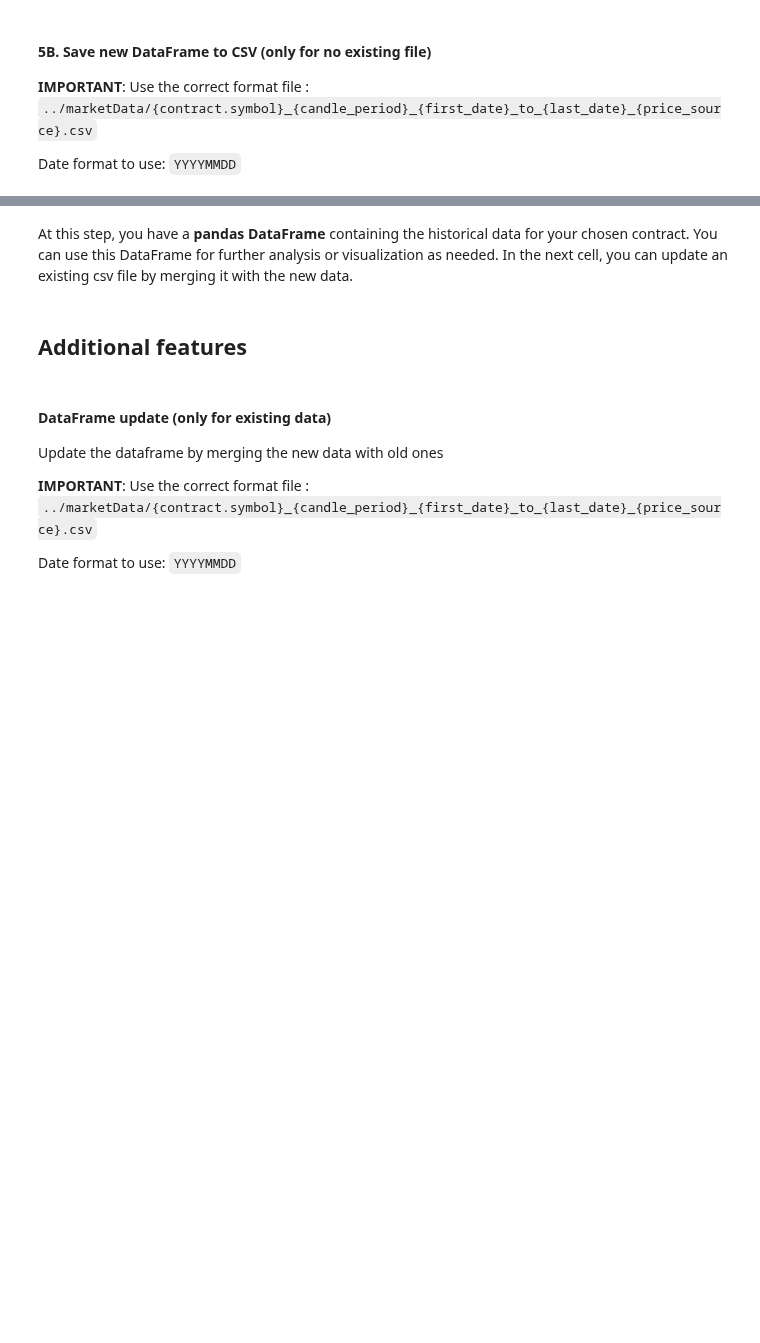
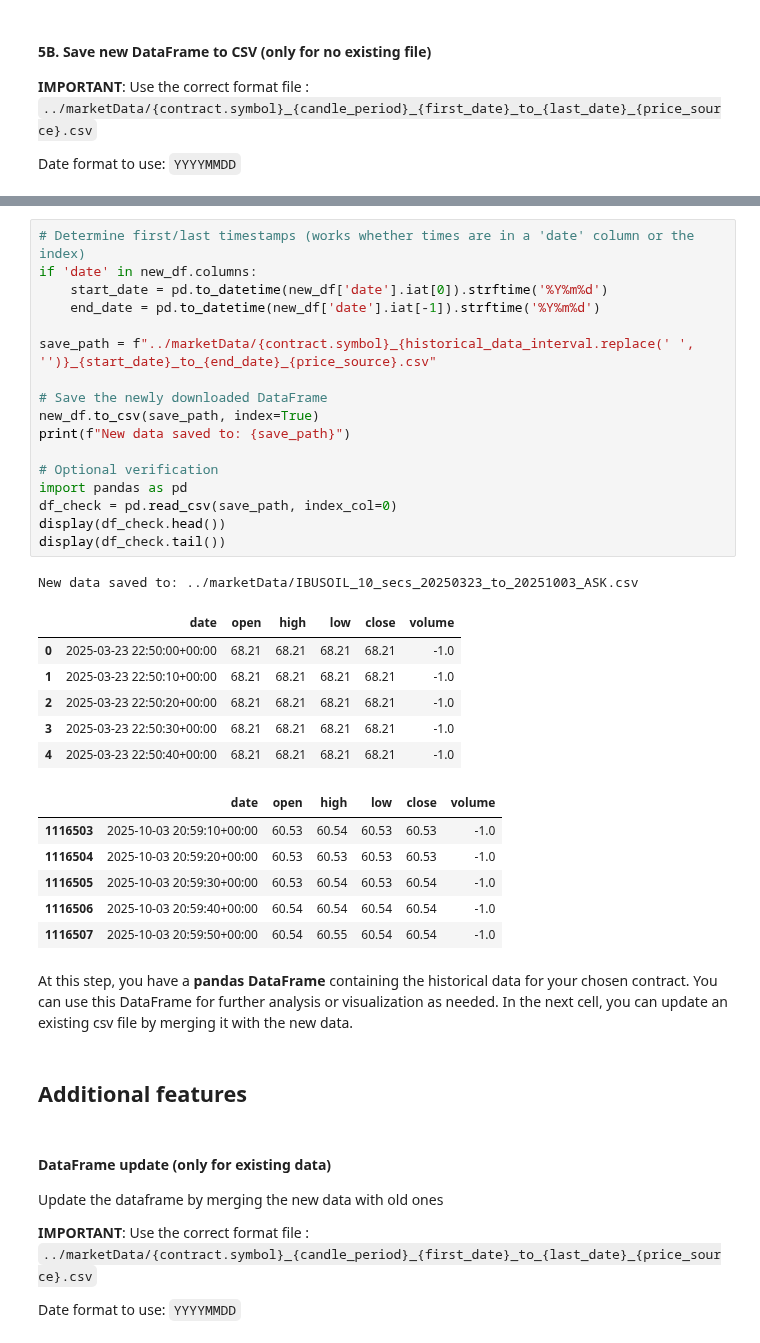
Before and after one commit to FinTechCpp/fast-backtest-app, a Jupyter notebook: Notebooks/IBKR_API.ipynb, the cells around one changed output, grey strips where cells are left out. Cells and saved outputs as stored; diff of their text form; blank space fills up the shorter version.

```diff
--- a/Notebooks/IBKR_API.ipynb
+++ b/Notebooks/IBKR_API.ipynb
@@ -280,3 +279,34 @@ New data saved to: ../marketData/CHF_10_secs_20250129_to_20251003_ASK.csv
+# %%
+# Determine first/last timestamps (works whether times are in a 'date' column or the index)
+if 'date' in new_df.columns:
+    start_date = pd.to_datetime(new_df['date'].iat[0]).strftime('%Y%m%d')
+    end_date = pd.to_datetime(new_df['date'].iat[-1]).strftime('%Y%m%d')
+
+save_path = f"../marketData/{contract.symbol}_{historical_data_interval.replace(' ', '')}_{start_date}_to_{end_date}_{price_source}.csv"
+
+# Save the newly downloaded DataFrame
+new_df.to_csv(save_path, index=True)
+print(f"New data saved to: {save_path}")
+
+# Optional verification
+import pandas as pd
+df_check = pd.read_csv(save_path, index_col=0)
+display(df_check.head())
+display(df_check.tail())
+# %% [output]
+New data saved to: ../marketData/IBUSOIL_10_secs_20250323_to_20251003_ASK.csv
+|  | date | open | high | low | close | volume |
+| 0 | 2025-03-23 22:50:00+00:00 | 68.21 | 68.21 | 68.21 | 68.21 | -1.0 |
+| 1 | 2025-03-23 22:50:10+00:00 | 68.21 | 68.21 | 68.21 | 68.21 | -1.0 |
+| 2 | 2025-03-23 22:50:20+00:00 | 68.21 | 68.21 | 68.21 | 68.21 | -1.0 |
+| 3 | 2025-03-23 22:50:30+00:00 | 68.21 | 68.21 | 68.21 | 68.21 | -1.0 |
+| 4 | 2025-03-23 22:50:40+00:00 | 68.21 | 68.21 | 68.21 | 68.21 | -1.0 |
+|  | date | open | high | low | close | volume |
+| 1116503 | 2025-10-03 20:59:10+00:00 | 60.53 | 60.54 | 60.53 | 60.53 | -1.0 |
+| 1116504 | 2025-10-03 20:59:20+00:00 | 60.53 | 60.53 | 60.53 | 60.53 | -1.0 |
+| 1116505 | 2025-10-03 20:59:30+00:00 | 60.53 | 60.54 | 60.53 | 60.54 | -1.0 |
+| 1116506 | 2025-10-03 20:59:40+00:00 | 60.54 | 60.54 | 60.54 | 60.54 | -1.0 |
+| 1116507 | 2025-10-03 20:59:50+00:00 | 60.54 | 60.55 | 60.54 | 60.54 | -1.0 |
 # %% [markdown]
 At this step, you have a **pandas DataFrame** containing the historical data for your chosen contract. You can use this DataFrame for further analysis or visualization as needed.
 In the next cell, you can update an existing csv file by merging it with the new data.
```
Also changed, not shown: parts of 11 cells of this notebook, 7 other files.
